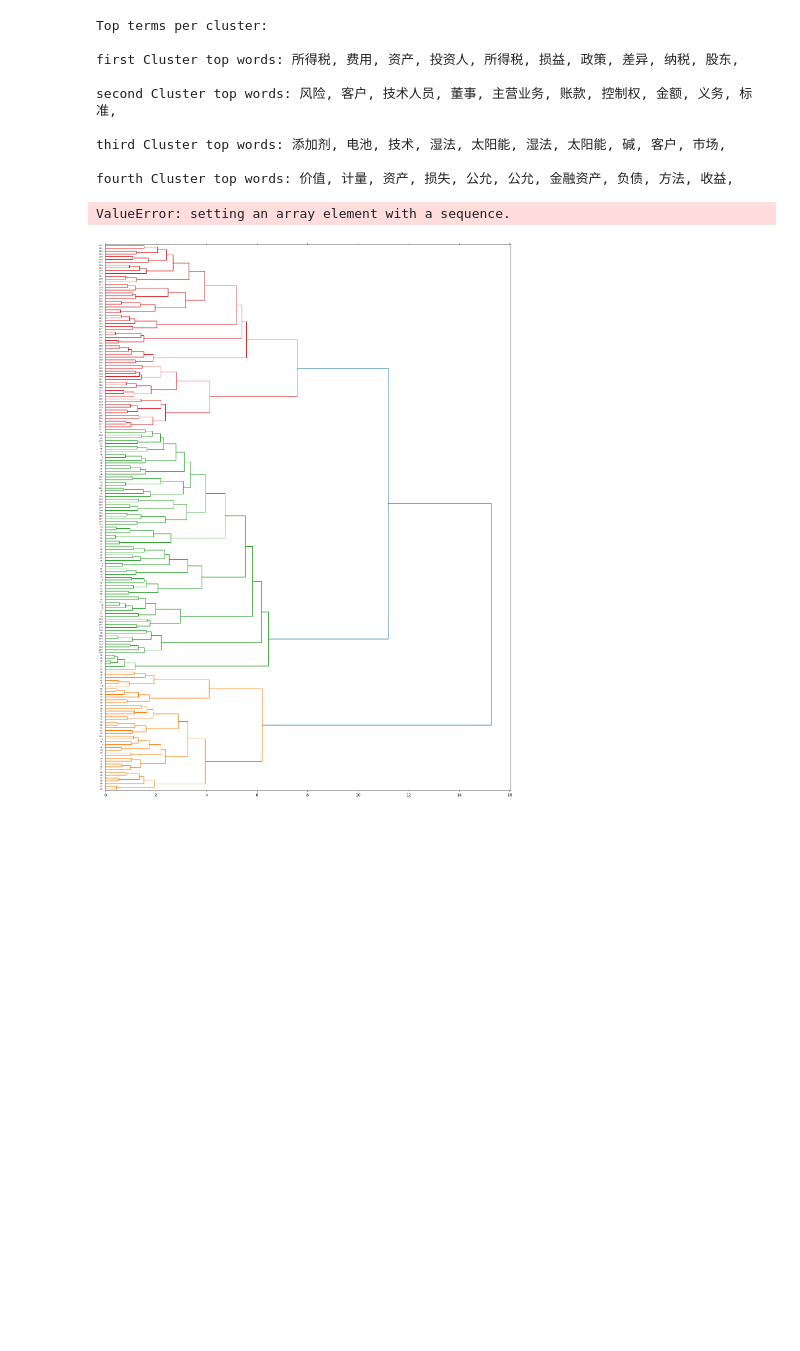
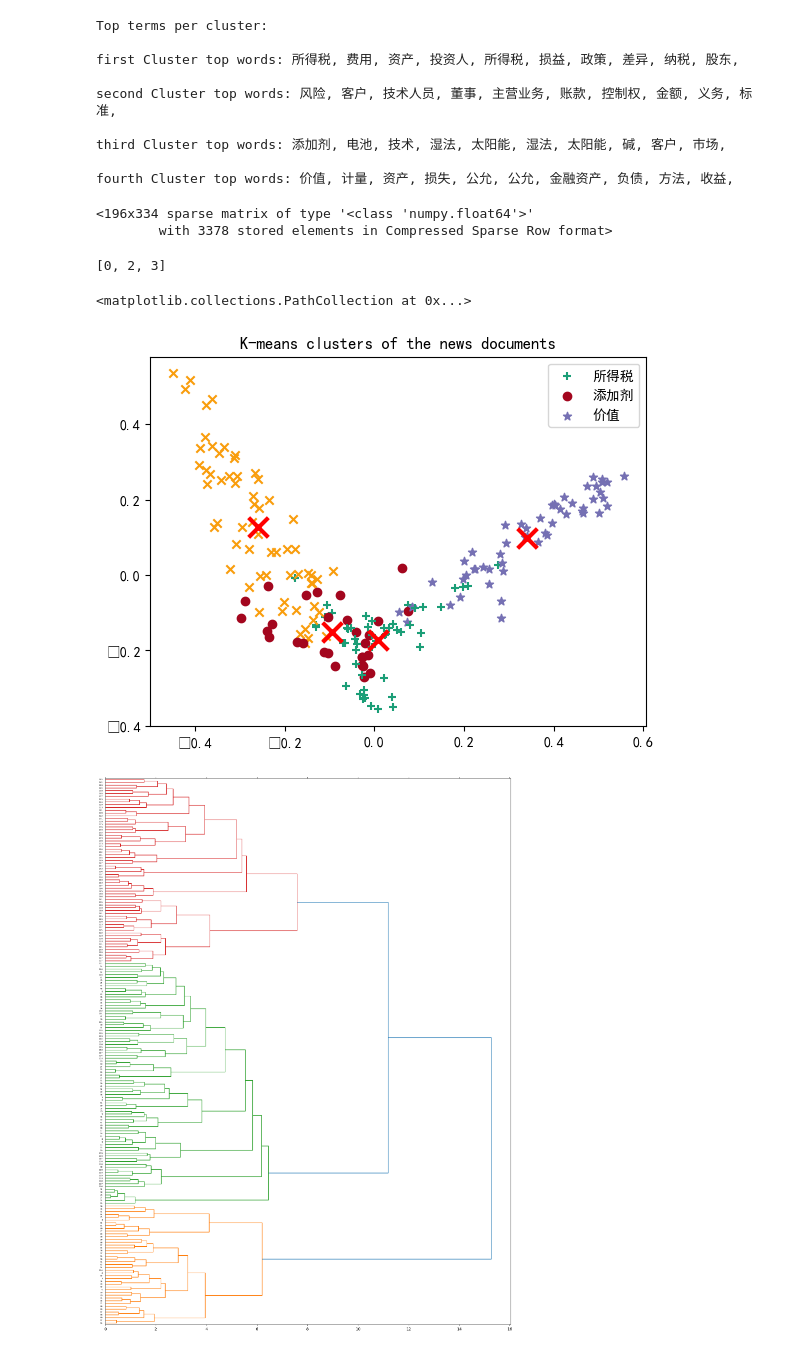
Before and after one commit to Jeru2023/doc_toolkit, a Jupyter notebook: cluster/cluster01.ipynb, the cells around one changed output. Cells and saved outputs as stored; diff of their text form; code cells hidden in the pictures; blank space fills up the shorter version.

```diff
--- a/cluster/cluster01.ipynb
+++ b/cluster/cluster01.ipynb
@@ -179,33 +179,70 @@ indexlist.append(model.labels_[indices[0]])
 legendlist.append('Value')
 indices = [p for p, s in enumerate(docs) if '价值' in s]  #find doc index where game is present
 indexlist.append(model.labels_[indices[0]])
+# %%
+tfidf_matrix
+# %% [output]
+<196x334 sparse matrix of type '<class 'numpy.float64'>'
+        with 3378 stored elements in Compressed Sparse Row format>
+# %%
+# Find the labels corresponding to each keyword
+label_keyword_map = {}
+legendlist = []
+indexlist = []  # Initialize indexlist
+
+# Find the labels corresponding to each keyword
+for keyword in ['所得税', '风险', '添加剂', '价值']:
+    indices = [p for p, s in enumerate(docs) if keyword in s]
+    if indices:
+        label = model.labels_[indices[0]]
+        label_keyword_map[label] = keyword
+        if label not in indexlist:
+            indexlist.append(label)
+# %%
+indexlist
+# %% [output]
+[0, 2, 3]
 # %%
 from sklearn.decomposition import PCA
 import pylab as pl
 
+plt.rcParams['font.family']=['SimHei']#关键是这句
 # Convert the TF-IDF matrix to a NumPy array
-tfidf_matrix = np.asarray(tfidf_matrix.item())
-pca = PCA(n_components=2).fit(tfidf_matrix)  #convert sparse tf-idf to dense form
-data2D = pca.transform(tfidf_matrix)  # get 2-D representation
+#tfidf_matrix = np.asarray(tfidf_matrix.item())
+
+from scipy.sparse import csr_matrix  # Import the csr_matrix function
+
+# Convert sparse matrix to dense NumPy array
+tfidf_matrix_dense = tfidf_matrix.todense().A
+
+# Alternatively, you can use the csr_matrix function to convert it directly to a NumPy array
+# tfidf_matrix_dense = csr_matrix(tfidf_matrix).A
+
+pca = PCA(n_components=2).fit(tfidf_matrix_dense)  #convert sparse tf-idf to dense form
+data2D = pca.transform(tfidf_matrix_dense)  # get 2-D representation
 
 
 for i in range(0, data2D.shape[0]):  #plot PCA
     if model.labels_[i] == 1:
         c1 = plt.scatter(data2D[i,0],data2D[i,1],c='#1b9e77', marker='+')
     elif model.labels_[i] == 0:
         c2 = plt.scatter(data2D[i,0],data2D[i,1],c='#a3061e',marker='o')
     elif model.labels_[i] == 2:
         c3 = plt.scatter(data2D[i,0],data2D[i,1],c='#7570b3',marker='*')
     elif model.labels_[i] == 3:
         c4 = plt.scatter(data2D[i,0],data2D[i,1],c='#f99d0c',marker='x')
-pl.legend([c1, c2, c3,c4],[legendlist[indexlist.index(1)],legendlist[indexlist.index(0)],legendlist[indexlist.index(2)],legendlist[indexlist.index(3)]])
+
+legendlist = [label_keyword_map[label] for label in indexlist]
+plt.legend([c1, c2, c3, c4], legendlist)
+#pl.legend([c1, c2, c3,c4],[legendlist[indexlist.index(1)],legendlist[indexlist.index(0)],legendlist[indexlist.index(2)],legendlist[indexlist.index(3)]])
 pl.title('K-means clusters of the news documents')
 
 centers2D = pca.transform(model.cluster_centers_)   #locate means
 plt.scatter(centers2D[:,0], centers2D[:,1],
            marker='x', s=200, linewidths=3, c='r')
 # %% [output]
-ValueError: setting an array element with a sequence.
+<matplotlib.collections.PathCollection at 0x...>
+[figure, added]
 # %%
 from scipy.cluster.hierarchy import ward,dendrogram
 from sklearn.metrics.pairwise import cosine_similarity
```
